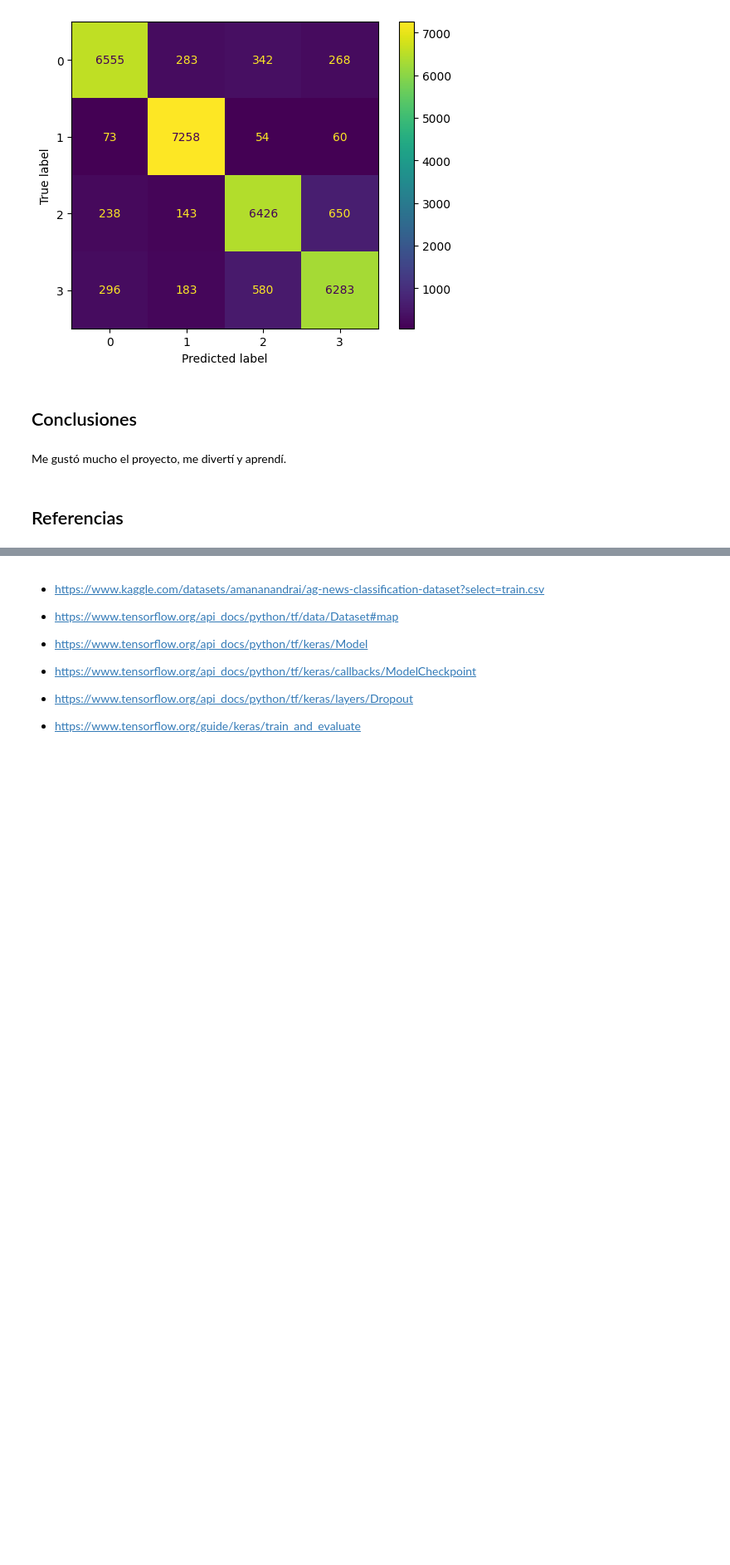
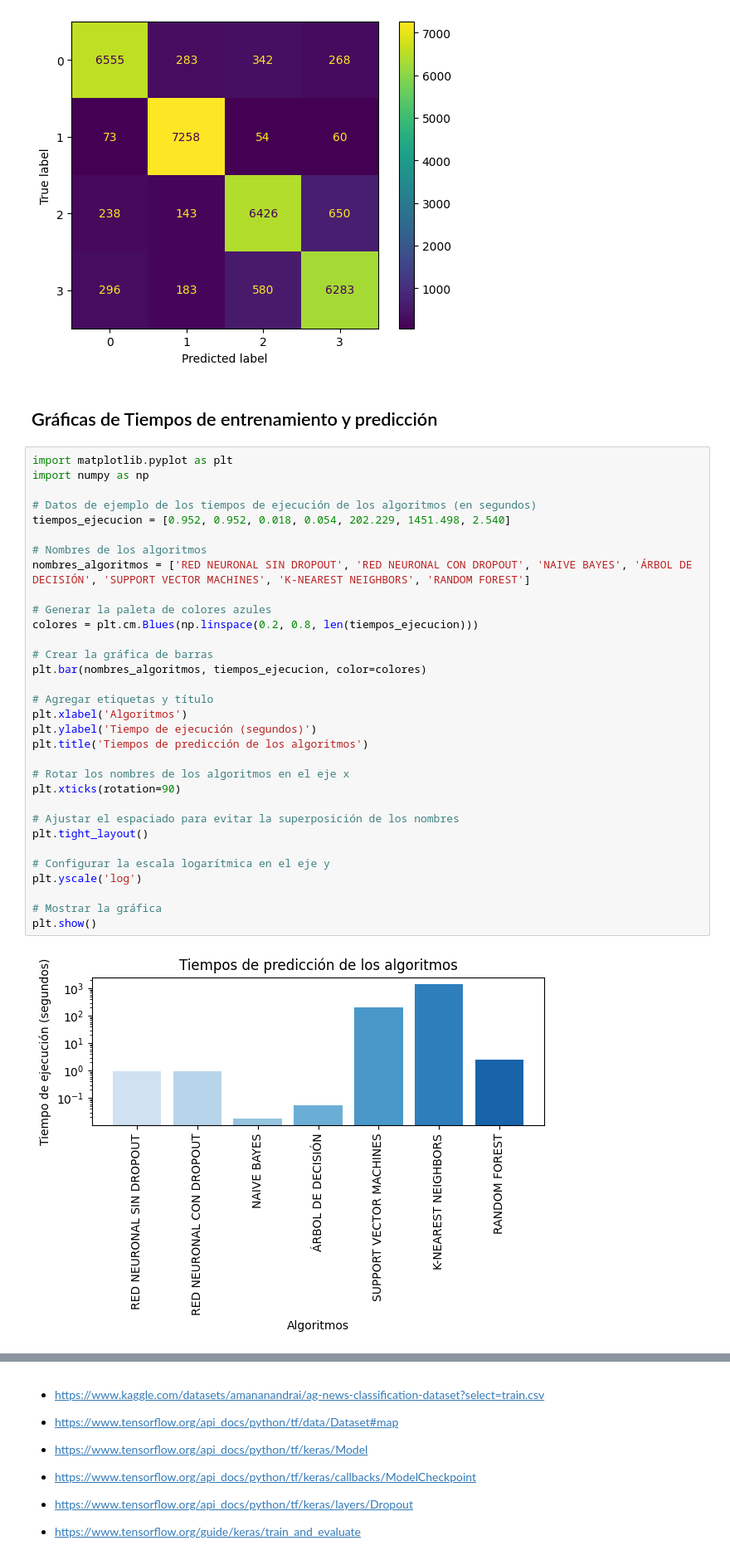
Before and after one commit to jorgelmp/ProyectoAPIT, a Jupyter notebook: Procesamiento_Textos.ipynb, the cells around one changed output, grey strips where cells are left out. Shown at 83% size. Drawn from its saved outputs; the diff is of its cells as text; blank space fills up the shorter version.

Commit message:
Adicion de graficas de tiempo

```diff
--- a/Procesamiento_Textos.ipynb
+++ b/Procesamiento_Textos.ipynb
@@ -763,9 +749,39 @@ disp.plot()
 plt.show()
 # %% [output]
 [figure]
-# %% [markdown]
-## Conclusiones
-# %% [markdown]
-Me gustó mucho el proyecto, me divertí y aprendí.
 # %% [markdown]
-## Referencias
+## Gráficas de Tiempos de entrenamiento y predicción
+# %%
+import matplotlib.pyplot as plt
+import numpy as np
+
+# Datos de ejemplo de los tiempos de ejecución de los algoritmos (en segundos)
+tiempos_ejecucion = [0.952, 0.952, 0.018, 0.054, 202.229, 1451.498, 2.540]
+
+# Nombres de los algoritmos
+nombres_algoritmos = ['RED NEURONAL SIN DROPOUT', 'RED NEURONAL CON DROPOUT', 'NAIVE BAYES', 'ÁRBOL DE DECISIÓN', 'SUPPORT VECTOR MACHINES', 'K-NEAREST NEIGHBORS', 'RANDOM FOREST']
+
+# Generar la paleta de colores azules
+colores = plt.cm.Blues(np.linspace(0.2, 0.8, len(tiempos_ejecucion)))
+
+# Crear la gráfica de barras
+plt.bar(nombres_algoritmos, tiempos_ejecucion, color=colores)
+
+# Agregar etiquetas y título
+plt.xlabel('Algoritmos')
+plt.ylabel('Tiempo de ejecución (segundos)')
+plt.title('Tiempos de predicción de los algoritmos')
+
+# Rotar los nombres de los algoritmos en el eje x
+plt.xticks(rotation=90)
+
+# Ajustar el espaciado para evitar la superposición de los nombres
+plt.tight_layout()
+
+# Configurar la escala logarítmica en el eje y
+plt.yscale('log')
+
+# Mostrar la gráfica
+plt.show()
+# %% [output]
+[figure, added]
```
Also changed, not shown: parts of 21 cells of this notebook.
